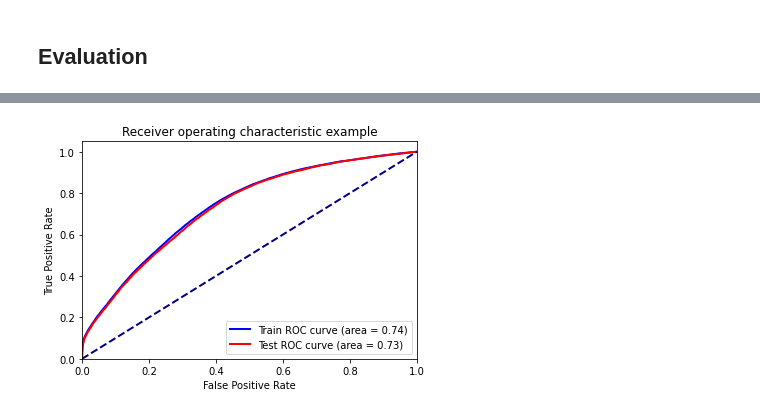
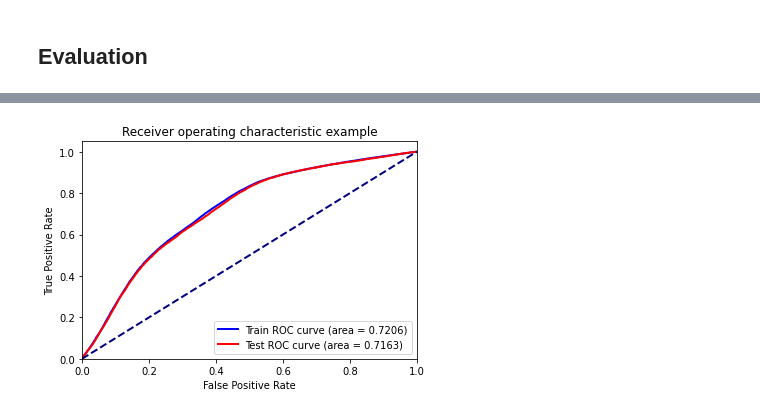
Before and after one commit to sukhumarna/marketing_rl, a Jupyter notebook: notebooks/creditcard_ptb_tf_dqn.ipynb, the cells around one changed output, grey strips where cells are left out. Drawn from its saved outputs; the diff is of its cells as text; code cells hidden in the pictures.

Commit message:
notebook: update notebooks after training

```diff
--- a/notebooks/creditcard_ptb_tf_dqn.ipynb
+++ b/notebooks/creditcard_ptb_tf_dqn.ipynb
@@ -94,11 +94,12 @@ train_tf_env = tf_py_environment.TFPyEnvironment(train_env)
 # %%
 # define parameters
 fc_layers = (64,)
-learning_rate = 1e-4
-batch_size = 128
+learning_rate = 1e-5
+batch_size = 64
 replay_buffer_capacity = 100000
 
-num_iterations = 3000
+num_iterations = 10000
+num_eval_episodes = 1
 
 log_interval = 200
 eval_interval = 1000
@@ -239,3 +193,30 @@ eval_data_y = np.array(y_test)
 
 eval_env = BiClassTFEnv(data_x=eval_data_x, data_y=eval_data_y, pos_neg_ratio=pos_neg_ratio, mode=EnvMode.TEST)
 eval_tf_env = tf_py_environment.TFPyEnvironment(eval_env)
+# %%
+# time_step = train_tf_env.reset()
+final_time_step, policy_state = driver.run()
+episode_len = []
+step_len = []
+losses = []
+returns = []
+agent.train_step_counter.assign(0)
+for i in range(num_iterations+1):
+    # time_step, _ = driver.run(time_step)
+    final_time_step, _ = driver.run(final_time_step, policy_state)
+
+    experience, _ = next(date_iter)
+    train_loss = agent.train(experience=experience)
+    step = agent.train_step_counter.numpy()
+
+    if step % log_interval == 0:
+        print('step = {0}: loss = {1}'.format(step, train_loss.loss))
+        episode_len.append(metrics[3].result().numpy())
+        step_len.append(step)
+        print('Average episode length: {}'.format(metrics[3].result().numpy()))
+
+    if step % eval_interval == 0:
+        avg_return = compute_avg_return(eval_tf_env, agent.policy, num_eval_episodes)
+        print('step = {0}: Average Return = {1}'.format(step, avg_return))
+        losses.append(train_loss)
+        returns.append(avg_return)
@@ -271,15 +254,15 @@ test_auc = roc_auc_score(y_test, eval_q_values[:, 1])
 # %%
 plt.figure()
 lw = 2
-plt.plot(train_fpr, train_tpr, color="b",lw=lw, label="Train ROC curve (area = %0.2f)" % train_auc)
-plt.plot(test_fpr, test_tpr, color="r",lw=lw, label="Test ROC curve (area = %0.2f)" % test_auc)
+plt.plot(train_fpr, train_tpr, color="b",lw=lw, label="Train ROC curve (area = %0.4f)" % train_auc)
+plt.plot(test_fpr, test_tpr, color="r",lw=lw, label="Test ROC curve (area = %0.4f)" % test_auc)
 plt.plot([0, 1], [0, 1], color="navy", lw=lw, linestyle="--")
 plt.xlim([0.0, 1.0])
 plt.ylim([0.0, 1.05])
 plt.xlabel("False Positive Rate")
 plt.ylabel("True Positive Rate")
 plt.title("Receiver operating characteristic example")
 plt.legend(loc="lower right")
 plt.show()
 # %% [output]
-[figure, old version]
+[figure, new version]
```
Also changed, not shown: parts of 7 cells of this notebook, 3 other files.
